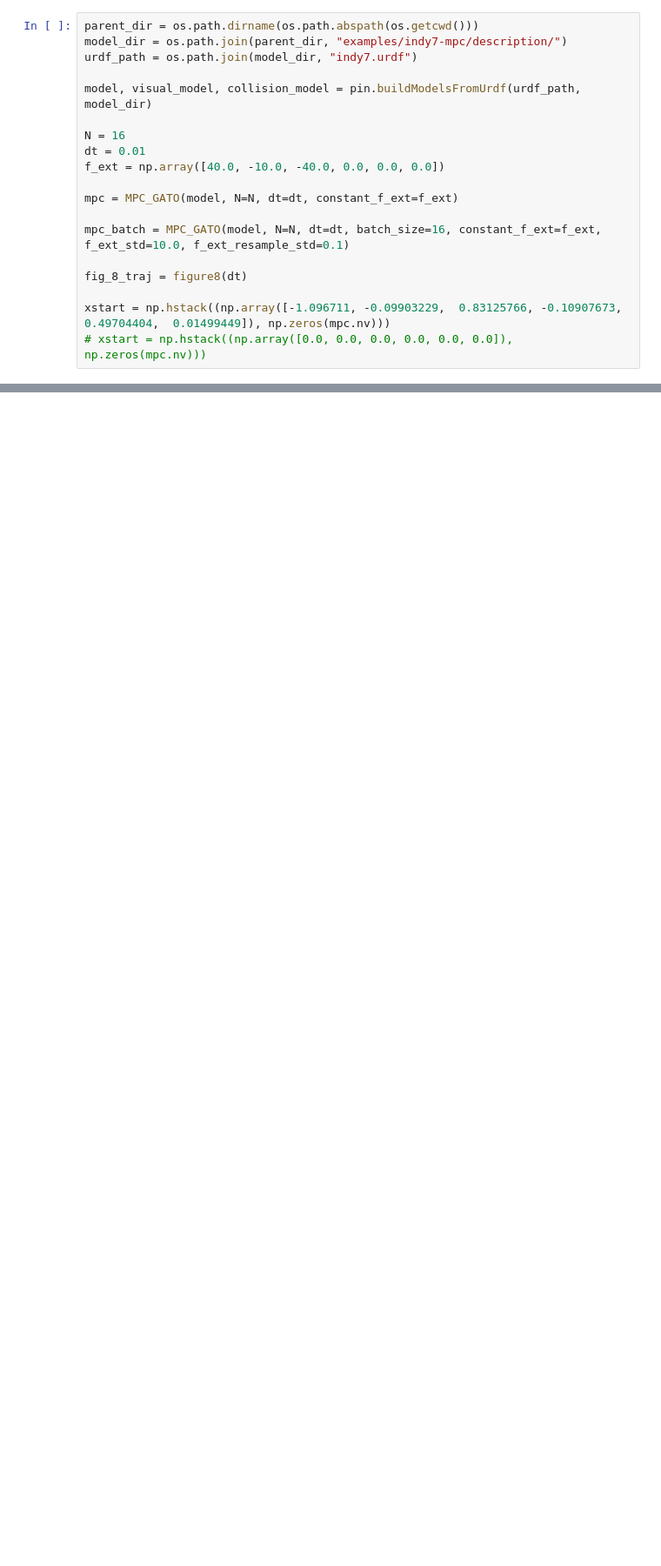
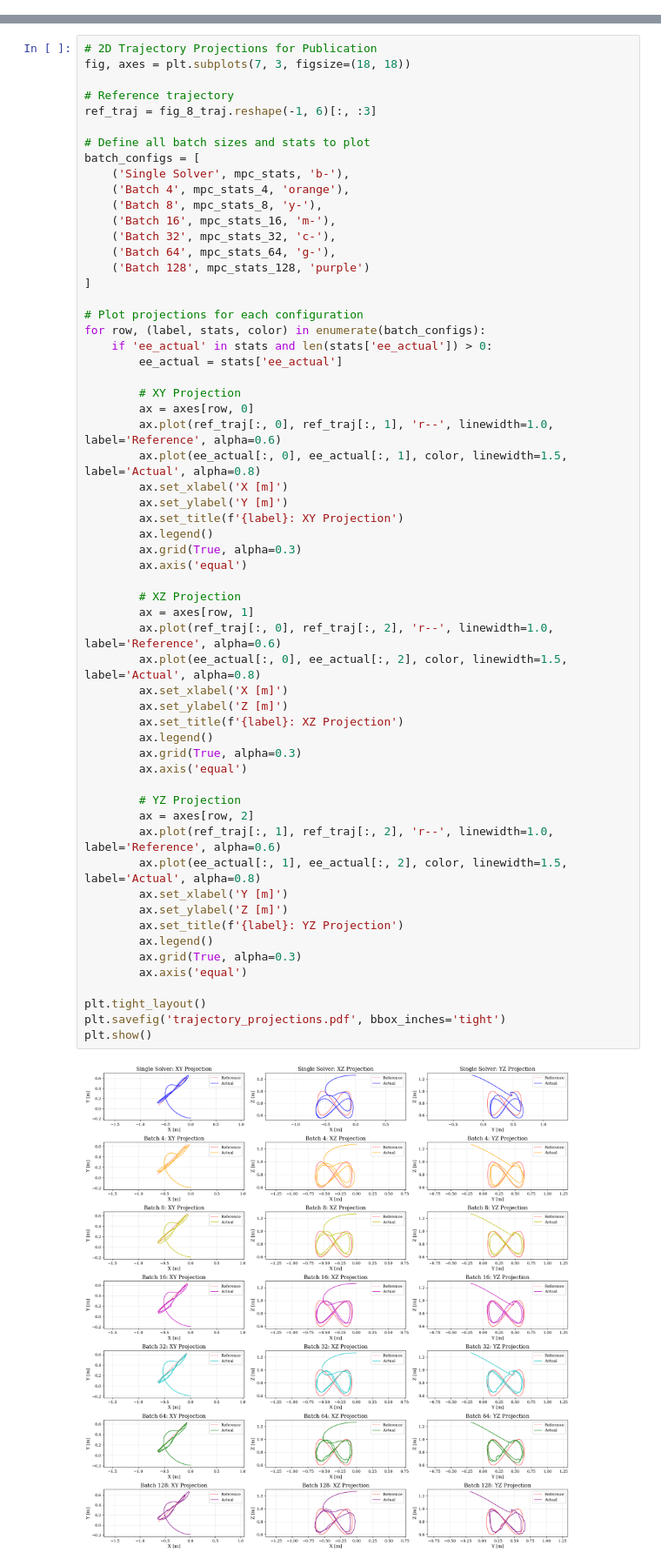
Before and after one commit to A2R-Lab/GATO, a Jupyter notebook: examples/gato_fig8_tracking.ipynb, the cells around one changed output, grey strips where cells are left out. Shown at 87% size. Saved outputs shown, nothing was run; the diff lists cells and outputs as text; blank space fills up the shorter version.

```diff
--- a/examples/gato_fig8_tracking.ipynb
+++ b/examples/gato_fig8_tracking.ipynb
@@ -259,19 +0,0 @@ def figure8(dt, A_x=0.4, A_z=0.4, offset=[0.0, 0.5, 0.6], period=6, cycles=5, th
-# %%
-parent_dir = os.path.dirname(os.path.abspath(os.getcwd()))
-model_dir = os.path.join(parent_dir, "examples/indy7-mpc/description/")
-urdf_path = os.path.join(model_dir, "indy7.urdf")
-
-model, visual_model, collision_model = pin.buildModelsFromUrdf(urdf_path, model_dir)
-
-N = 16
-dt = 0.01
-f_ext = np.array([40.0, -10.0, -40.0, 0.0, 0.0, 0.0])
-
-mpc = MPC_GATO(model, N=N, dt=dt, constant_f_ext=f_ext)
-
-mpc_batch = MPC_GATO(model, N=N, dt=dt, batch_size=16, constant_f_ext=f_ext, f_ext_std=10.0, f_ext_resample_std=0.1)
-
-fig_8_traj = figure8(dt)
-
-xstart = np.hstack((np.array([-1.096711, -0.09903229,  0.83125766, -0.10907673,  0.49704404,  0.01499449]), np.zeros(mpc.nv)))
-# xstart = np.hstack((np.array([0.0, 0.0, 0.0, 0.0, 0.0, 0.0]), np.zeros(mpc.nv)))
@@ -527,0 +879,61 @@ print(q_at_300)
+# %%
+# 2D Trajectory Projections for Publication
+fig, axes = plt.subplots(7, 3, figsize=(18, 18))
+
+# Reference trajectory
+ref_traj = fig_8_traj.reshape(-1, 6)[:, :3]
+
+# Define all batch sizes and stats to plot
+batch_configs = [
+    ('Single Solver', mpc_stats, 'b-'),
+    ('Batch 4', mpc_stats_4, 'orange'),
+    ('Batch 8', mpc_stats_8, 'y-'),
+    ('Batch 16', mpc_stats_16, 'm-'),
+    ('Batch 32', mpc_stats_32, 'c-'),
+    ('Batch 64', mpc_stats_64, 'g-'),
+    ('Batch 128', mpc_stats_128, 'purple')
+]
+
+# Plot projections for each configuration
+for row, (label, stats, color) in enumerate(batch_configs):
+    if 'ee_actual' in stats and len(stats['ee_actual']) > 0:
+        ee_actual = stats['ee_actual']
+
+        # XY Projection
+        ax = axes[row, 0]
+        ax.plot(ref_traj[:, 0], ref_traj[:, 1], 'r--', linewidth=1.0, label='Reference', alpha=0.6)
+        ax.plot(ee_actual[:, 0], ee_actual[:, 1], color, linewidth=1.5, label='Actual', alpha=0.8)
+        ax.set_xlabel('X [m]')
+        ax.set_ylabel('Y [m]')
+        ax.set_title(f'{label}: XY Projection')
+        ax.legend()
+        ax.grid(True, alpha=0.3)
+        ax.axis('equal')
+
+        # XZ Projection
+        ax = axes[row, 1]
+        ax.plot(ref_traj[:, 0], ref_traj[:, 2], 'r--', linewidth=1.0, label='Reference', alpha=0.6)
+        ax.plot(ee_actual[:, 0], ee_actual[:, 2], color, linewidth=1.5, label='Actual', alpha=0.8)
+        ax.set_xlabel('X [m]')
+        ax.set_ylabel('Z [m]')
+        ax.set_title(f'{label}: XZ Projection')
+        ax.legend()
+        ax.grid(True, alpha=0.3)
+        ax.axis('equal')
+
+        # YZ Projection
+        ax = axes[row, 2]
+        ax.plot(ref_traj[:, 1], ref_traj[:, 2], 'r--', linewidth=1.0, label='Reference', alpha=0.6)
+        ax.plot(ee_actual[:, 1], ee_actual[:, 2], color, linewidth=1.5, label='Actual', alpha=0.8)
+        ax.set_xlabel('Y [m]')
+        ax.set_ylabel('Z [m]')
+        ax.set_title(f'{label}: YZ Projection')
+        ax.legend()
+        ax.grid(True, alpha=0.3)
+        ax.axis('equal')
+
+plt.tight_layout()
+plt.savefig('trajectory_projections.pdf', bbox_inches='tight')
+plt.show()
+# %% [output]
+[figure, added]
```
Also changed, not shown: parts of 14 cells of this notebook, 12 other files.
